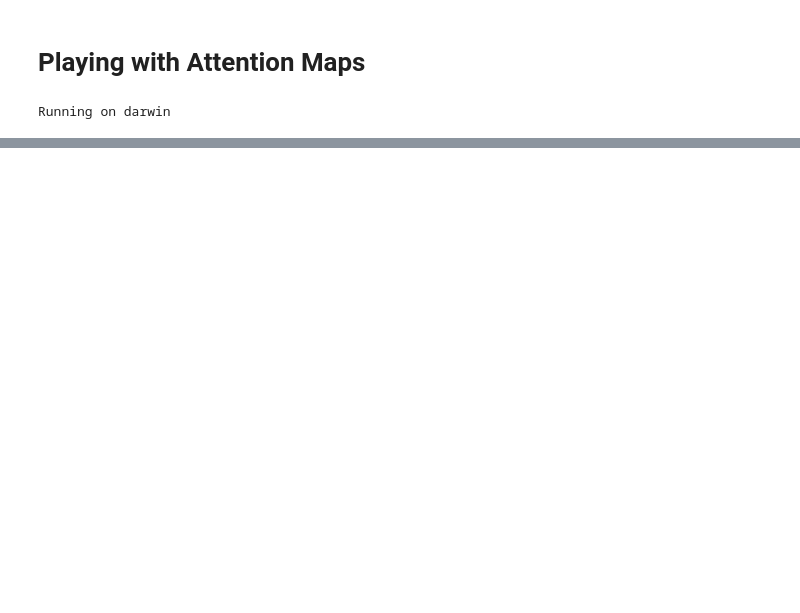
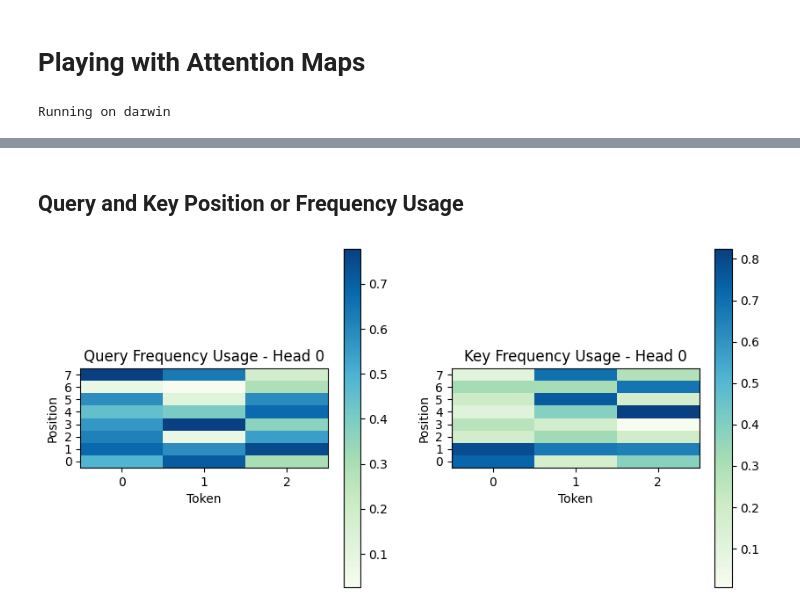
Before and after one commit to novastar53/deepkit, a Jupyter notebook: notebooks/attention_maps.ipynb, the cells around one changed output, grey strips where cells are left out. Saved outputs shown, nothing was run; the diff lists cells and outputs as text; code cells hidden in the pictures; blank space fills up the shorter version.

```diff
--- a/notebooks/attention_maps.ipynb
+++ b/notebooks/attention_maps.ipynb
@@ -51,0 +52,34 @@ print(att.shape)
+# %% [markdown]
+## Query and Key Position or Frequency Usage
+# %%
+import matplotlib.pyplot as plt
+
+attention_head = 0
+
+fig, axs = plt.subplots(1, 2, figsize=(10,5))
+
+query_usage = jnp.mean(q, axis=0)
+data = query_usage[:, attention_head, :].T
+
+im = axs[0].imshow(data, origin="lower", cmap="GnBu", aspect=0.15)
+axs[0].set_yticks(list(range(data.shape[-2])))
+axs[0].set_xticks(list(range(data.shape[-1])))
+axs[0].set_xlabel("Token")
+axs[0].set_ylabel("Position")
+axs[0].set_title(f"Query Frequency Usage - Head {attention_head}")
+fig.colorbar(im, ax=axs[0])
+
+key_usage = jnp.mean(k, axis=0)
+data = key_usage[:, attention_head, :].T
+
+im = axs[1].imshow(data, origin="lower", cmap="GnBu", aspect=0.15)
+axs[1].set_yticks(list(range(data.shape[-2])))
+axs[1].set_xticks(list(range(data.shape[-1])))
+axs[1].set_xlabel("Token")
+axs[1].set_ylabel("Position")
+axs[1].set_title(f"Key Frequency Usage - Head {attention_head}")
+fig.colorbar(im, ax=axs[1])
+
+plt.show()
+# %% [output]
+[figure, added]
```
Also changed, not shown: parts of 3 cells of this notebook.
